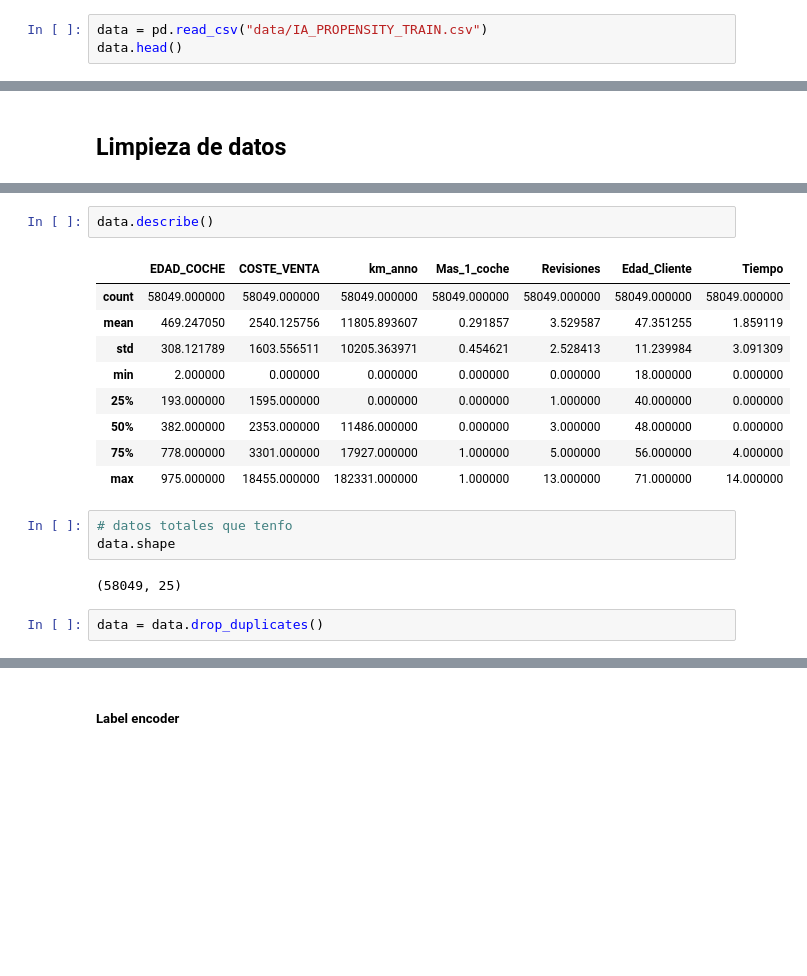
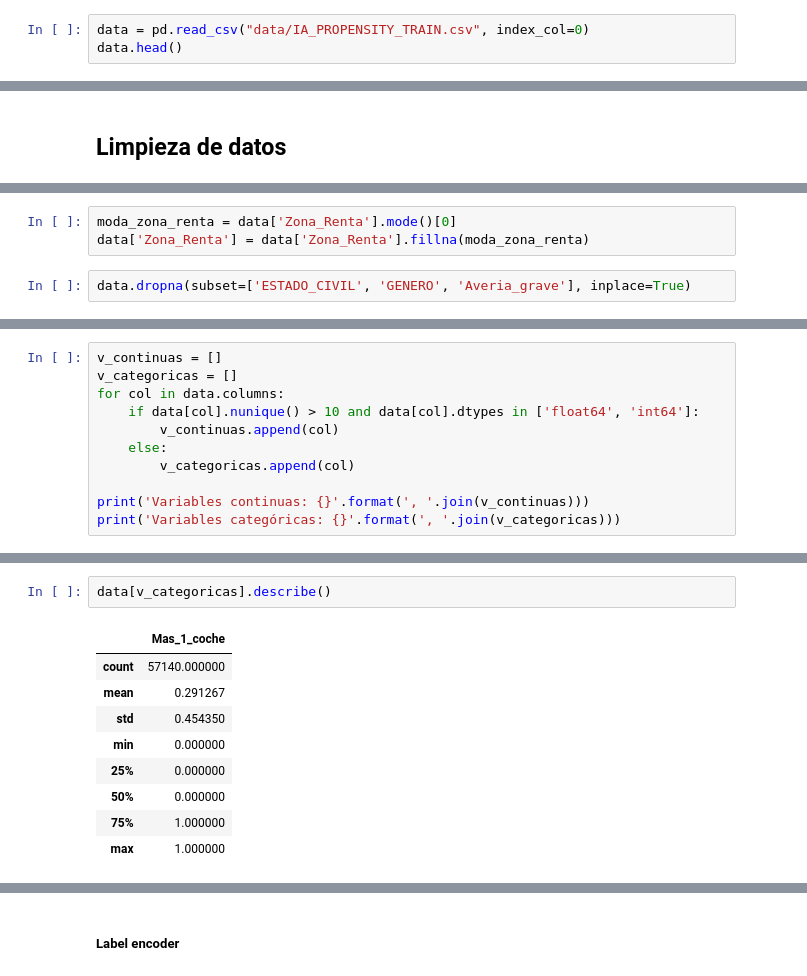
Before and after one commit to seerraa16/IA-LetsGo, a Jupyter notebook: analisis.ipynb, the cells around one changed output, grey strips where cells are left out. Drawn from its saved outputs; the diff is of its cells as text; blank space fills up the shorter version.

```diff
--- a/analisis.ipynb
+++ b/analisis.ipynb
@@ -13,6 +13,6 @@ from sklearn.preprocessing import LabelEncoder, StandardScaler
 # %% [markdown]
 ## Tipos de datos
 # %%
-data = pd.read_csv("data/IA_PROPENSITY_TRAIN.csv")
+data = pd.read_csv("data/IA_PROPENSITY_TRAIN.csv", index_col=0)
 data.head()
 # %% [output]
@@ -101,3 +120,8 @@ Revisiones             0
 Edad_Cliente           0
 Tiempo                 0
 dtype: int64
+# %%
+moda_zona_renta = data['Zona_Renta'].mode()[0]
+data['Zona_Renta'] = data['Zona_Renta'].fillna(moda_zona_renta)
+# %%
+data.dropna(subset=['ESTADO_CIVIL', 'GENERO', 'Averia_grave'], inplace=True)
@@ -103,0 +143,11 @@ dtype: int64
+# %%
+v_continuas = []
+v_categoricas = []
+for col in data.columns:
+    if data[col].nunique() > 10 and data[col].dtypes in ['float64', 'int64']:
+        v_continuas.append(col)
+    else:
+        v_categoricas.append(col)
+
+print('Variables continuas: {}'.format(', '.join(v_continuas)))
+print('Variables categóricas: {}'.format(', '.join(v_categoricas)))
@@ -104,19 +190,12 @@ dtype: int64
 # %%
-data.describe()
+data[v_categoricas].describe()
 # %% [output]
-|  | EDAD_COCHE | COSTE_VENTA | km_anno | Mas_1_coche | Revisiones | Edad_Cliente | Tiempo |
-| count | 58049.000000 | 58049.000000 | 58049.000000 | 58049.000000 | 58049.000000 | 58049.000000 | 58049.000000 |
-| mean | 469.247050 | 2540.125756 | 11805.893607 | 0.291857 | 3.529587 | 47.351255 | 1.859119 |
-| std | 308.121789 | 1603.556511 | 10205.363971 | 0.454621 | 2.528413 | 11.239984 | 3.091309 |
-| min | 2.000000 | 0.000000 | 0.000000 | 0.000000 | 0.000000 | 18.000000 | 0.000000 |
-| 25% | 193.000000 | 1595.000000 | 0.000000 | 0.000000 | 1.000000 | 40.000000 | 0.000000 |
-| 50% | 382.000000 | 2353.000000 | 11486.000000 | 0.000000 | 3.000000 | 48.000000 | 0.000000 |
-| 75% | 778.000000 | 3301.000000 | 17927.000000 | 1.000000 | 5.000000 | 56.000000 | 4.000000 |
-| max | 975.000000 | 18455.000000 | 182331.000000 | 1.000000 | 13.000000 | 71.000000 | 14.000000 |
+|  | Mas_1_coche |
+| count | 57140.000000 |
+| mean | 0.291267 |
+| std | 0.454350 |
+| min | 0.000000 |
+| 25% | 0.000000 |
+| 50% | 0.000000 |
+| 75% | 1.000000 |
+| max | 1.000000 |
-# %%
-# datos totales que tenfo
-data.shape
-# %% [output]
-(58049, 25)
-# %%
-data = data.drop_duplicates()
```
Also changed, not shown: parts of 31 cells of this notebook.
